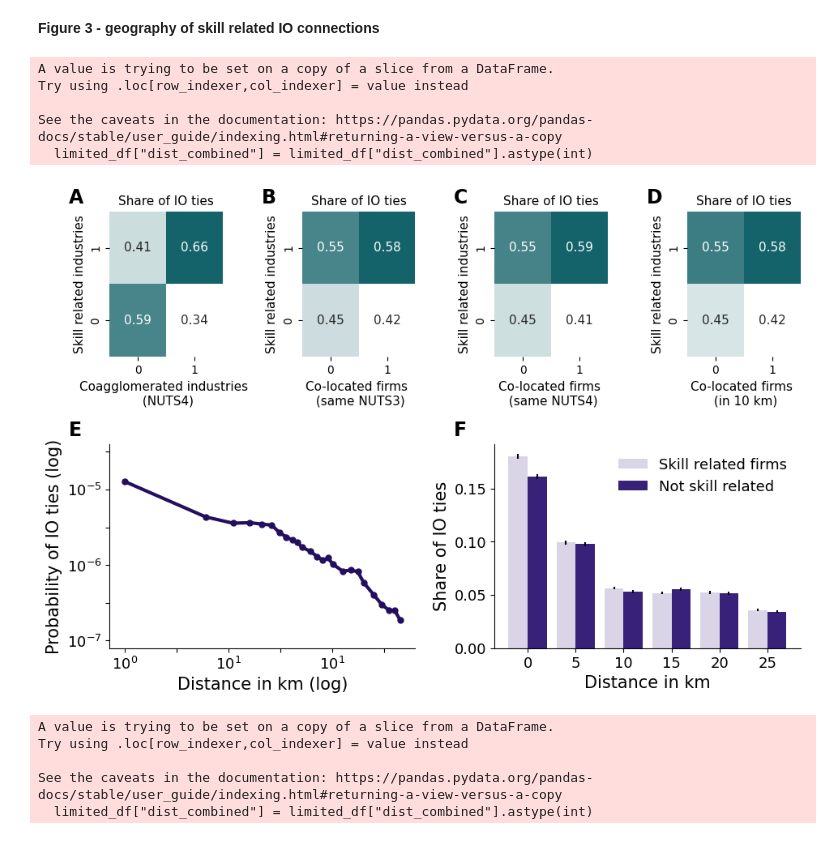
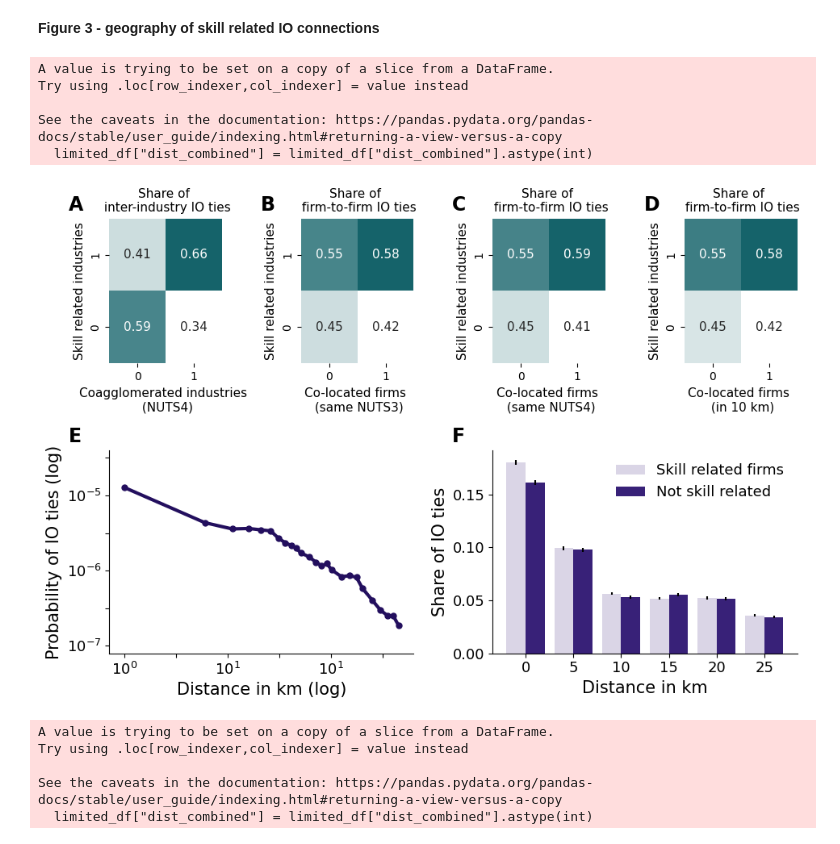
Before and after one commit to sandorjuhasz/coagglomeration, a Jupyter notebook: code/03_main_figures.ipynb, the cells around one changed output. Drawn from its saved outputs; the diff is of its cells as text; code cells hidden in the pictures.

Commit message:
mf03 --label changed to inter-industry and firm-to-firm

```diff
--- a/code/03_main_figures.ipynb
+++ b/code/03_main_figures.ipynb
@@ -447,7 +447,7 @@ crosstab_visual(
     io_mat_norm,
     fontsize=fontsize-4,
     colormap=cmap,
-    title_text="Share of IO ties",
+    title_text="Share of \n inter-industry IO ties",
     axis_labels=["Coagglomerated industries \n (NUTS4)", "Skill related industries"],
     ax=ax[0]
 )
@@ -456,7 +456,7 @@ crosstab_visual(
     ff_mat1,
     fontsize=fontsize-4,
     colormap=cmap,
-    title_text="Share of IO ties",
+    title_text="Share of \n firm-to-firm IO ties",
     axis_labels=[f"Co-located firms \n (same NUTS3)", "Skill related industries"],
     ax=ax[1]
 )
@@ -465,7 +465,7 @@ crosstab_visual(
     ff_mat2,
     fontsize=fontsize-4,
     colormap=cmap,
-    title_text="Share of IO ties",
+    title_text="Share of \n firm-to-firm IO ties",
     axis_labels=["Co-located firms \n (same NUTS4)", "Skill related industries"],
     ax=ax[2]
 )
@@ -474,7 +474,7 @@ crosstab_visual(
     ff_mat3,
     fontsize=fontsize-4,
     colormap=cmap,
-    title_text="Share of IO ties",
+    title_text="Share of \n firm-to-firm IO ties",
     axis_labels=["Co-located firms \n (in 10 km)", "Skill related industries"],
     ax=ax[3]
 )
@@ -522,36 +522,36 @@ ax[5].bar(
         capsize=0,
         color="#382178"
 )
 ax[5].set_xticks(index + bar_width / 2, limited_df["dist_combined"], size=fontsize-2)
 ax[5].set_xlabel("Distance in km", size=fontsize)
 ax[5].set_ylabel("Share of IO ties", size=fontsize)
 ax[5].tick_params("y", labelsize=(fontsize-2))
 ax[5].spines['top'].set_visible(False)
 ax[5].spines['right'].set_visible(False)
 ax[5].legend(loc="upper right", prop={'size': fontsize-2}, frameon=False)
 
 # subplot title
 labels = list(string.ascii_uppercase)[:len(ax)]
 for i, label in enumerate(labels):
     ax[i].annotate(
         label,
         xy=(0, 1),
         xycoords="axes fraction",
         xytext=(-50, 10),
-        #xytext=(-90, 40),
+        #xytext=(-120, 40),
         textcoords="offset pixels",
         weight="bold",
         size=fontsize + 2
     )
 
-#plt.savefig(f"../figures/mf03_geography_of_io_ties.png", dpi=300, bbox_inches='tight', facecolor="white")
+# plt.savefig(f"../figures/mf03_geography_of_io_ties.png", dpi=300, bbox_inches='tight', facecolor="white")
 # %% [output]
 A value is trying to be set on a copy of a slice from a DataFrame.
 Try using .loc[row_indexer,col_indexer] = value instead
 
 See the caveats in the documentation: https://pandas.pydata.org/pandas-docs/stable/user_guide/indexing.html#returning-a-view-versus-a-copy
   limited_df["dist_combined"] = limited_df["dist_combined"].astype(int)
-[figure, old version]
+[figure, new version]
 # %%
 # distance decay figure
 fig = plt.figure(figsize=(12,6))
```
